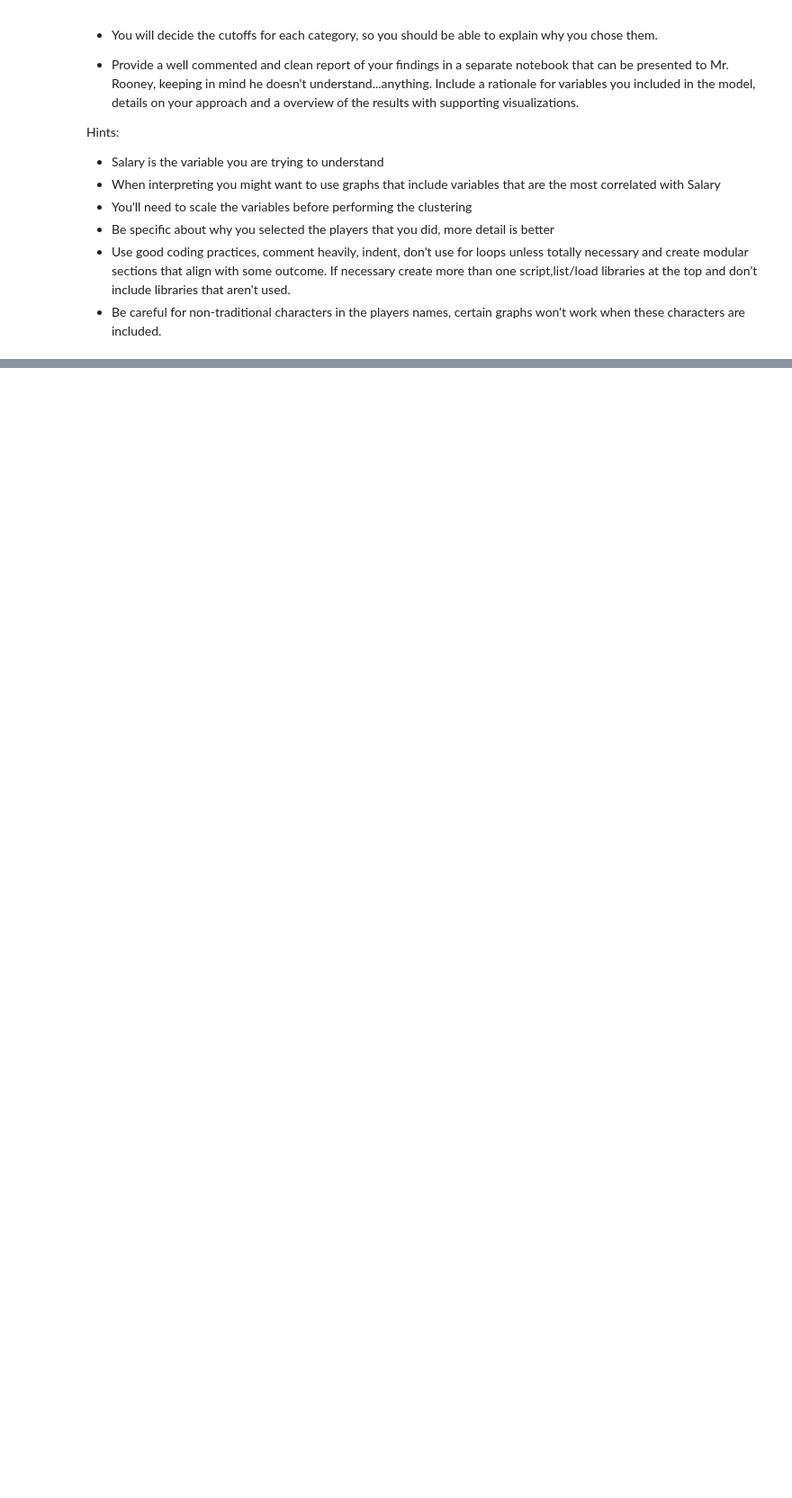
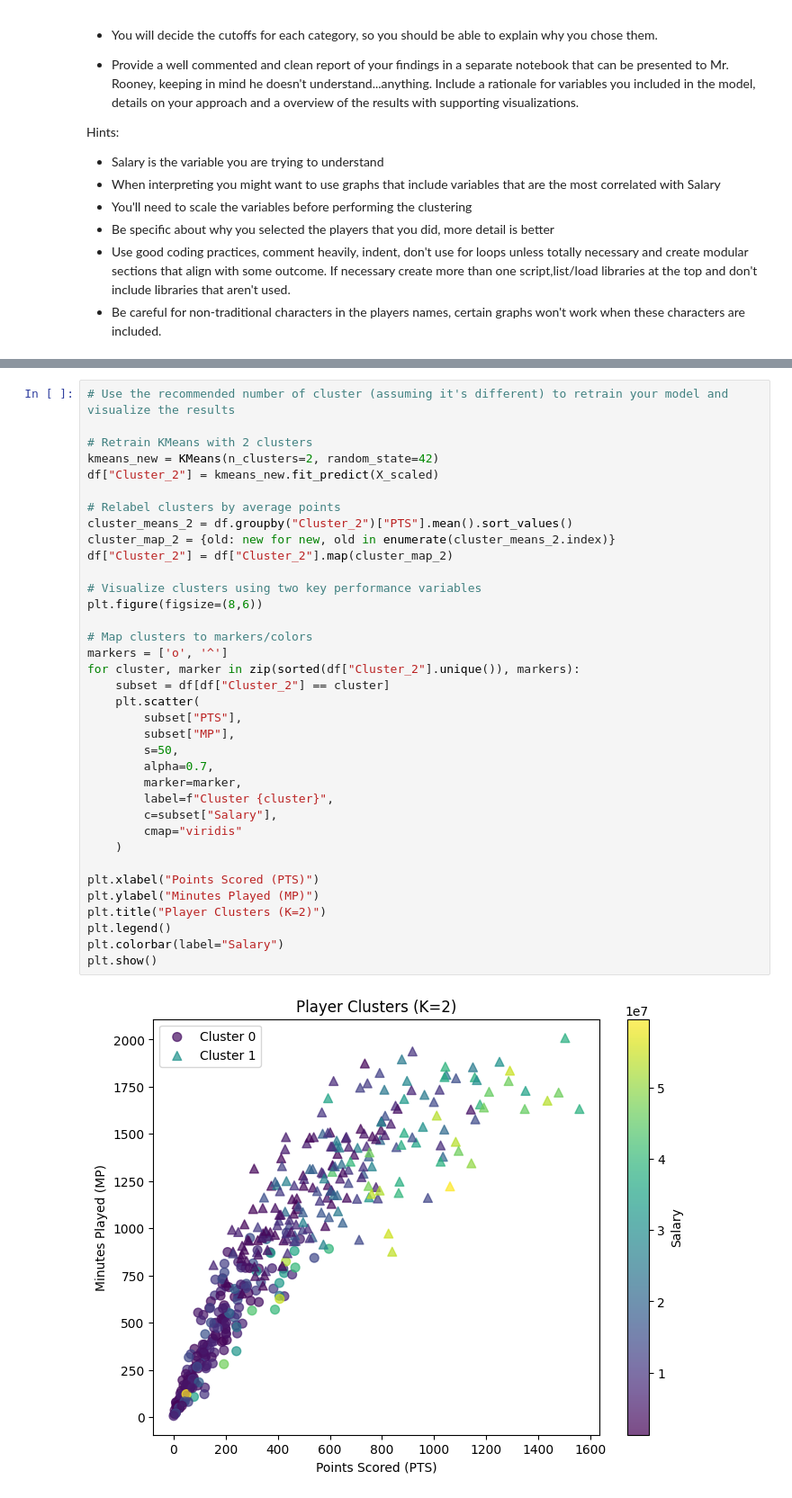
Before and after one commit to maddieemert/clustering-lab, a Jupyter notebook: Lab-Clustering.ipynb, the cells around one changed output, grey strips where cells are left out. Shown at 90% size. Drawn from its saved outputs; the diff is of its cells as text; blank space fills up the shorter version.

```diff
--- a/Lab-Clustering.ipynb
+++ b/Lab-Clustering.ipynb
@@ -52,0 +265,38 @@ Hints:
+# %%
+# Use the recommended number of cluster (assuming it's different) to retrain your model and visualize the results
+
+# Retrain KMeans with 2 clusters
+kmeans_new = KMeans(n_clusters=2, random_state=42)
+df["Cluster_2"] = kmeans_new.fit_predict(X_scaled)
+
+# Relabel clusters by average points
+cluster_means_2 = df.groupby("Cluster_2")["PTS"].mean().sort_values()
+cluster_map_2 = {old: new for new, old in enumerate(cluster_means_2.index)}
+df["Cluster_2"] = df["Cluster_2"].map(cluster_map_2)
+
+# Visualize clusters using two key performance variables
+plt.figure(figsize=(8,6))
+
+# Map clusters to markers/colors
+markers = ['o', '^']
+for cluster, marker in zip(sorted(df["Cluster_2"].unique()), markers):
+    subset = df[df["Cluster_2"] == cluster]
+    plt.scatter(
+        subset["PTS"],
+        subset["MP"],
+        s=50,
+        alpha=0.7,
+        marker=marker,
+        label=f"Cluster {cluster}",
+        c=subset["Salary"],
+        cmap="viridis"
+    )
+
+plt.xlabel("Points Scored (PTS)")
+plt.ylabel("Minutes Played (MP)")
+plt.title("Player Clusters (K=2)")
+plt.legend()
+plt.colorbar(label="Salary")
+plt.show()
+# %% [output]
+[figure, added]
```
Also changed, not shown: parts of 22 cells of this notebook, 3 other files.
